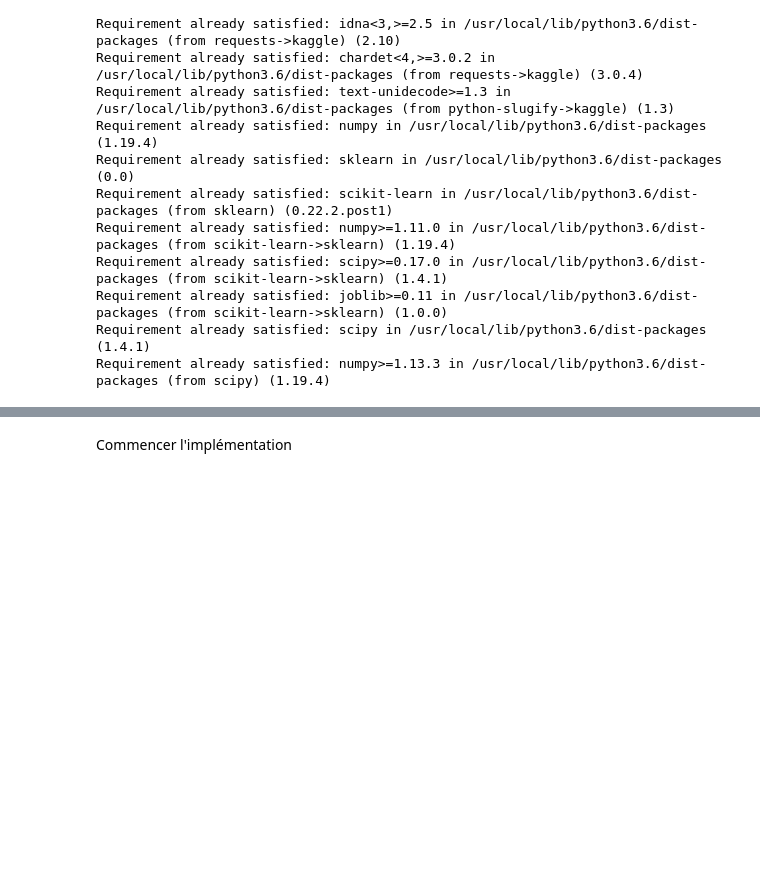
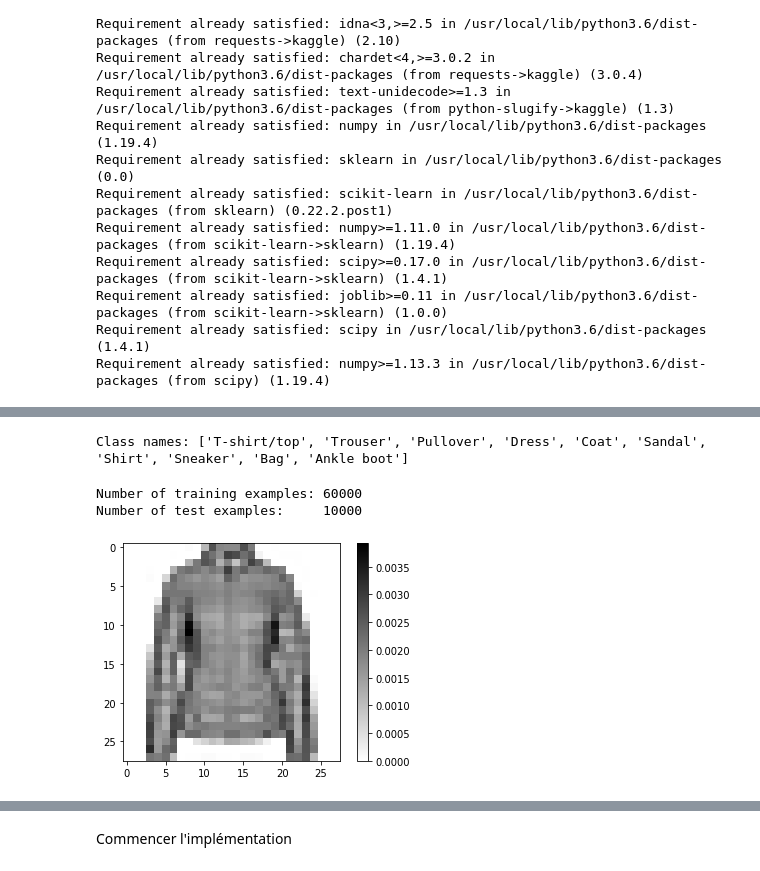
Before and after one commit to haidour18/DeepLearning, a Jupyter notebook: Deep_Learning_Udacity.ipynb, the cells around one changed output, grey strips where cells are left out. Cells and saved outputs as stored; diff of their text form; code cells hidden in the pictures; blank space fills up the shorter version.

```diff
--- a/Deep_Learning_Udacity.ipynb
+++ b/Deep_Learning_Udacity.ipynb
@@ -33,0 +62,3 @@ fatal: Branch rename failed
+# %%
+dataset, metadata = tfds.load('fashion_mnist', as_supervised=True, with_info=True)
+train_dataset, test_dataset = dataset['train'], dataset['test']
@@ -33,0 +76,36 @@ fatal: Branch rename failed
+# %%
+class_names = metadata.features['label'].names
+print("Class names: {}".format(class_names))
+# %% [output]
+Class names: ['T-shirt/top', 'Trouser', 'Pullover', 'Dress', 'Coat', 'Sandal', 'Shirt', 'Sneaker', 'Bag', 'Ankle boot']
+# %%
+num_train_examples = metadata.splits['train'].num_examples
+num_test_examples = metadata.splits['test'].num_examples
+print("Number of training examples: {}".format(num_train_examples))
+print("Number of test examples:     {}".format(num_test_examples))
+# %% [output]
+Number of training examples: 60000
+Number of test examples:     10000
+# %%
+def normalize(images, labels):
+  images = tf.cast(images, tf.float32)
+  images /= 255
+  return images, labels
+
+# The map function applies the normalize function to each element in the train  and test datasets
+train_dataset =  train_dataset.map(normalize)
+test_dataset  =  test_dataset.map(normalize)
+# %%
+# Take a single image, and remove the color dimension by reshaping
+for image, label in test_dataset.take(1):
+  break
+image = image.numpy().reshape((28,28))
+
+# Plot the image - voila a piece of fashion clothing
+plt.figure()
+plt.imshow(image, cmap=plt.cm.binary)
+plt.colorbar()
+plt.grid(False)
+plt.show()
+# %% [output]
+[figure, added]
```
Also changed, not shown: parts of 10 cells of this notebook.
